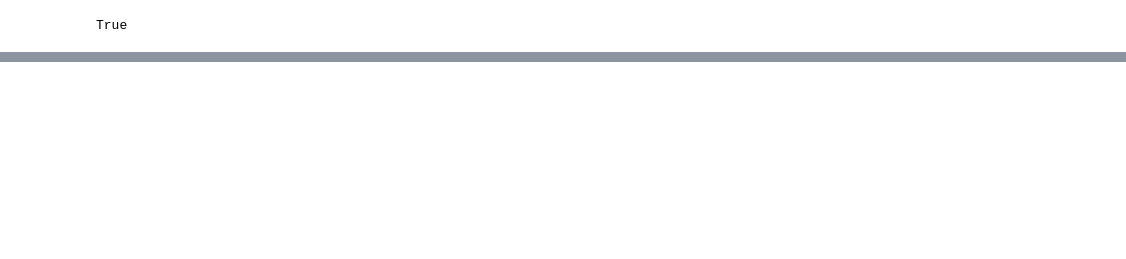
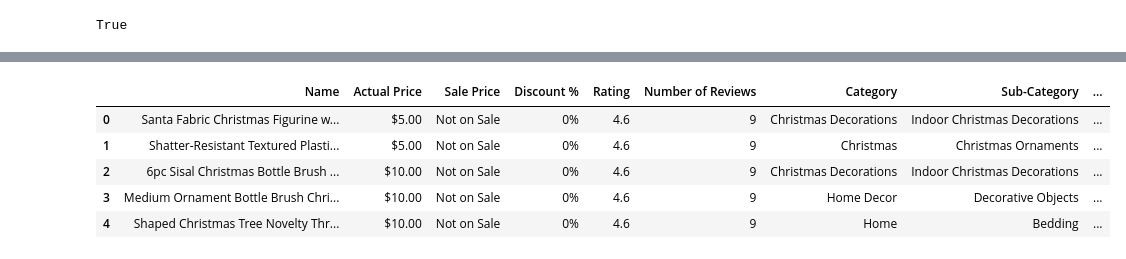
Before and after one commit to Cabone01/Winter_2023_Analyst, a Jupyter notebook: Untitled.ipynb, the cells around one changed output, grey strips where cells are left out. Drawn from its saved outputs; the diff is of its cells as text; code cells hidden in the pictures; blank space fills up the shorter version.

```diff
--- a/Untitled.ipynb
+++ b/Untitled.ipynb
@@ -199,0 +241,2 @@ len(links)
+# %%
+sub_categories_loc = categories_loc.find_all(class_="styles__StyledLink-sc-vpsldm-0 eqjfDm")
@@ -199,0 +251,2 @@ len(links)
+# %%
+stopwords = ['Shop', 'all', 'View', 'similar', 'items']
@@ -199,0 +363,4 @@ len(links)
+# %%
+brand = [i[5:] for i in brand]
+# %%
+data = {"Name": name, "Actual Price": actual_price, "Sale Price": on_sale_price, "Discount %": percent_off, "Rating": rating, "Number of Reviews": review_count, "Category": category, "Sub-Category": sub_category, "Brand": brand}
@@ -199,0 +369,10 @@ len(links)
+# %%
+df = pd.DataFrame.from_dict(data)
+df.head()
+# %% [output]
+|  | Name | Actual Price | Sale Price | Discount % | Rating | Number of Reviews | Category | Sub-Category | ... |
+| 0 | Santa Fabric Christmas Figurine w... | $5.00 | Not on Sale | 0% | 4.6 | 9 | Christmas Decorations | Indoor Christmas Decorations | ... |
+| 1 | Shatter-Resistant Textured Plasti... | $5.00 | Not on Sale | 0% | 4.6 | 9 | Christmas | Christmas Ornaments | ... |
+| 2 | 6pc Sisal Christmas Bottle Brush ... | $10.00 | Not on Sale | 0% | 4.6 | 9 | Christmas Decorations | Indoor Christmas Decorations | ... |
+| 3 | Medium Ornament Bottle Brush Chri... | $10.00 | Not on Sale | 0% | 4.6 | 9 | Home Decor | Decorative Objects | ... |
+| 4 | Shaped Christmas Tree Novelty Thr... | $10.00 | Not on Sale | 0% | 4.6 | 9 | Home | Bedding | ... |
```
Also changed, not shown: parts of 51 cells of this notebook, 2 other files.
